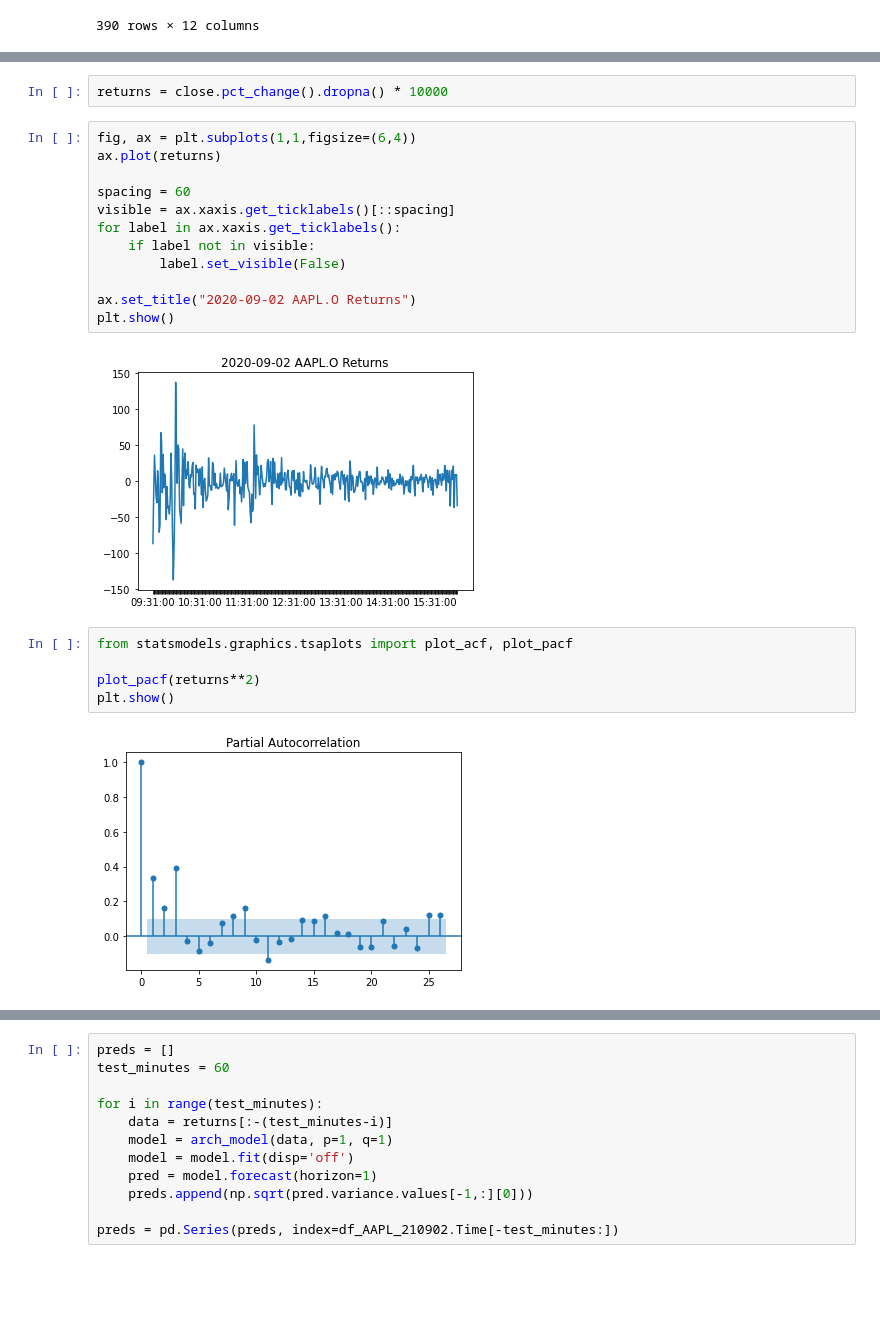
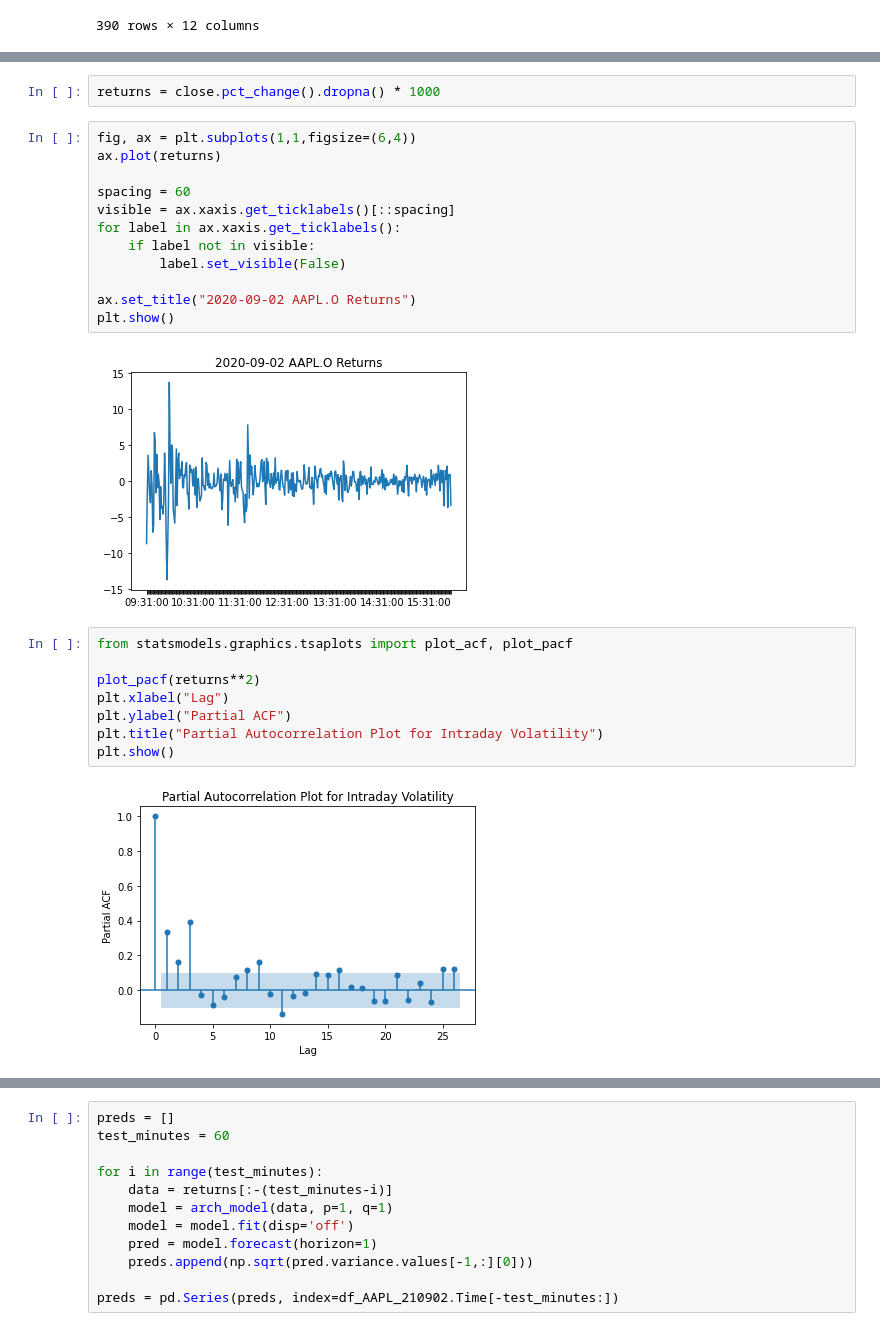
Before and after one commit to matthew-lim/Vanguard-Volatility-Project, a Jupyter notebook: Using GARCH to predict volatility.ipynb, the cells around one changed output, grey strips where cells are left out. Drawn from its saved outputs; the diff is of its cells as text; blank space fills up the shorter version.

Commit message:
updates on plots and table

```diff
--- a/Using GARCH to predict volatility.ipynb
+++ b/Using GARCH to predict volatility.ipynb
@@ -51,5 +64,5 @@ plt.show()
 # %%
-returns = close.pct_change().dropna() * 10000
+returns = close.pct_change().dropna() * 1000
 # %%
 fig, ax = plt.subplots(1,1,figsize=(6,4))
 ax.plot(returns)
@@ -63,14 +76,17 @@ for label in ax.xaxis.get_ticklabels():
 ax.set_title("2020-09-02 AAPL.O Returns")
 plt.show()
 # %% [output]
-[figure, old version]
+[figure, new version]
 # %%
 from statsmodels.graphics.tsaplots import plot_acf, plot_pacf
 
 plot_pacf(returns**2)
+plt.xlabel("Lag")
+plt.ylabel("Partial ACF")
+plt.title("Partial Autocorrelation Plot for Intraday Volatility")
 plt.show()
 # %% [output]
-[figure, old version]
+[figure, new version]
 # %%
 # try GARCH(3,3)
 model = arch_model(returns, p=3, q=3)
```
Also changed, not shown: parts of 13 cells of this notebook.
